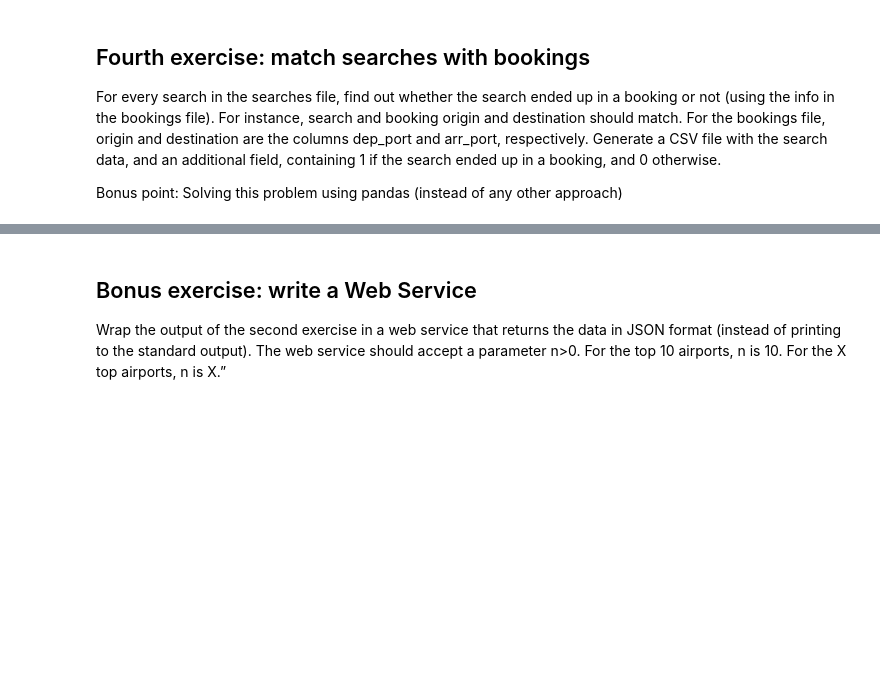
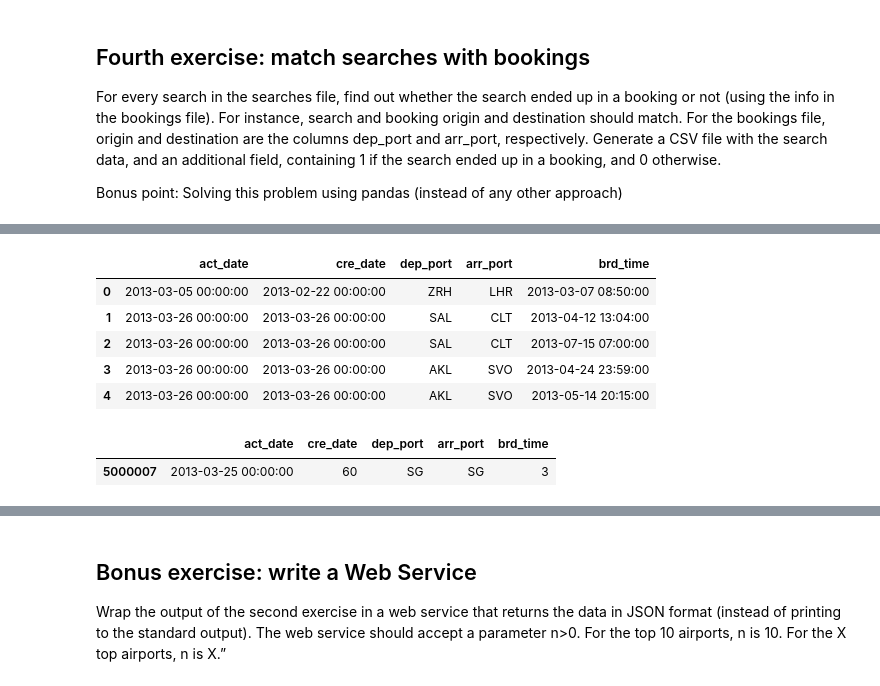
Before and after one commit to frallain/amadeus_challenge, a Jupyter notebook: amadeus_challenge.ipynb, the cells around one changed output, grey strips where cells are left out. Cells and saved outputs as stored; diff of their text form; code cells hidden in the pictures; blank space fills up the shorter version.

```diff
--- a/amadeus_challenge.ipynb
+++ b/amadeus_challenge.ipynb
@@ -233,0 +328,11 @@ Bonus point: Solving this problem using pandas (instead of any other approach)
+# %%
+bookings = pd.read_csv('bookings.csv', sep='^', usecols=('act_date           ','cre_date           ','dep_port','arr_port','brd_time           '))
+# %%
+bookings.head()
+# %% [output]
+|  | act_date | cre_date | dep_port | arr_port | brd_time |
+| 0 | 2013-03-05 00:00:00 | 2013-02-22 00:00:00 | ZRH | LHR | 2013-03-07 08:50:00 |
+| 1 | 2013-03-26 00:00:00 | 2013-03-26 00:00:00 | SAL | CLT | 2013-04-12 13:04:00 |
+| 2 | 2013-03-26 00:00:00 | 2013-03-26 00:00:00 | SAL | CLT | 2013-07-15 07:00:00 |
+| 3 | 2013-03-26 00:00:00 | 2013-03-26 00:00:00 | AKL | SVO | 2013-04-24 23:59:00 |
+| 4 | 2013-03-26 00:00:00 | 2013-03-26 00:00:00 | AKL | SVO | 2013-05-14 20:15:00 |
@@ -233,0 +343,6 @@ Bonus point: Solving this problem using pandas (instead of any other approach)
+# %%
+# bookings['brd_time'] = pd.to_datetime(bookings['brd_time'],format='%Y-%m-%d %H:%M:%S')
+bookings[bookings.brd_time == '3']
+# %% [output]
+|  | act_date | cre_date | dep_port | arr_port | brd_time |
+| 5000007 | 2013-03-25 00:00:00 | 60 | SG | SG | 3 |
```
Also changed, not shown: parts of 23 cells of this notebook.
